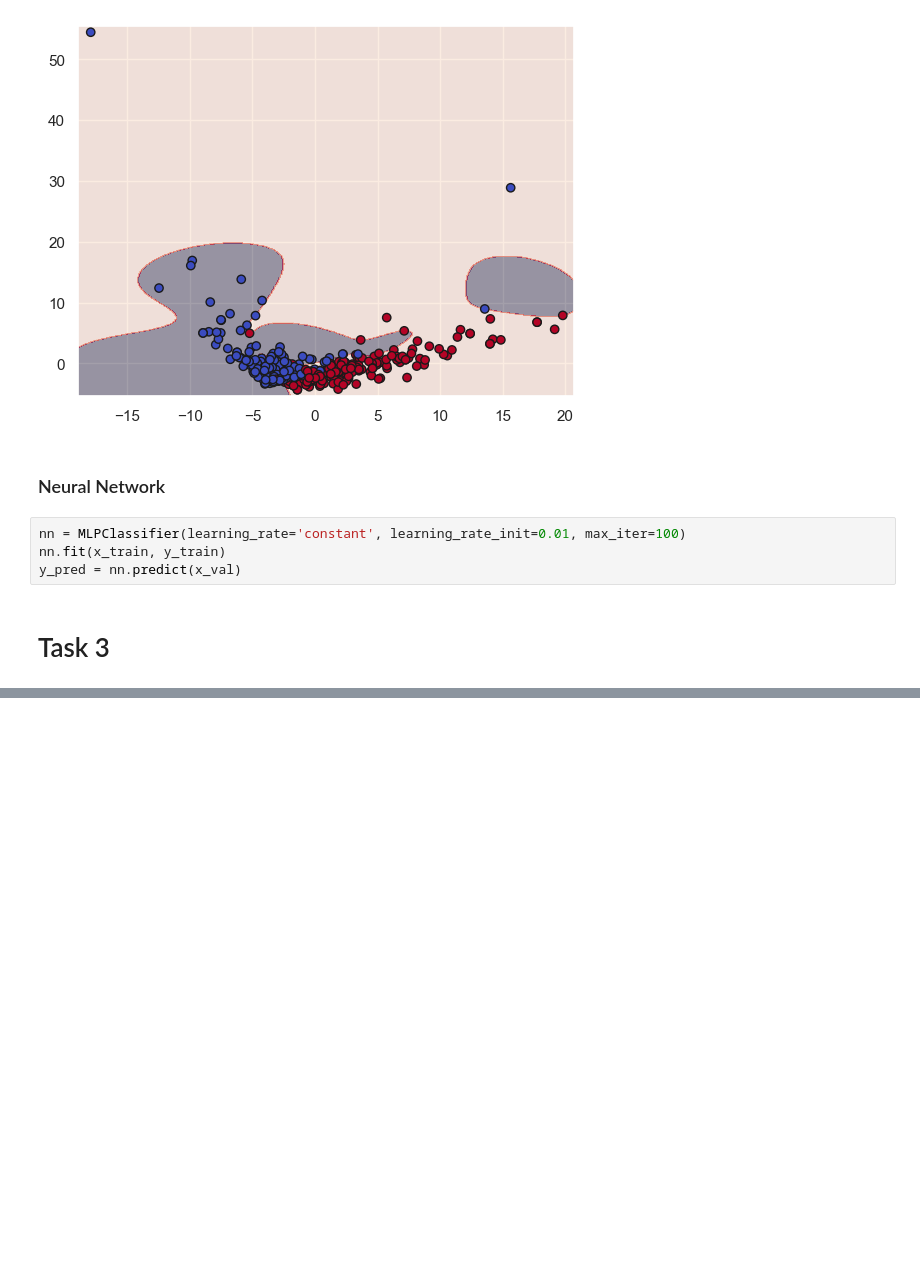
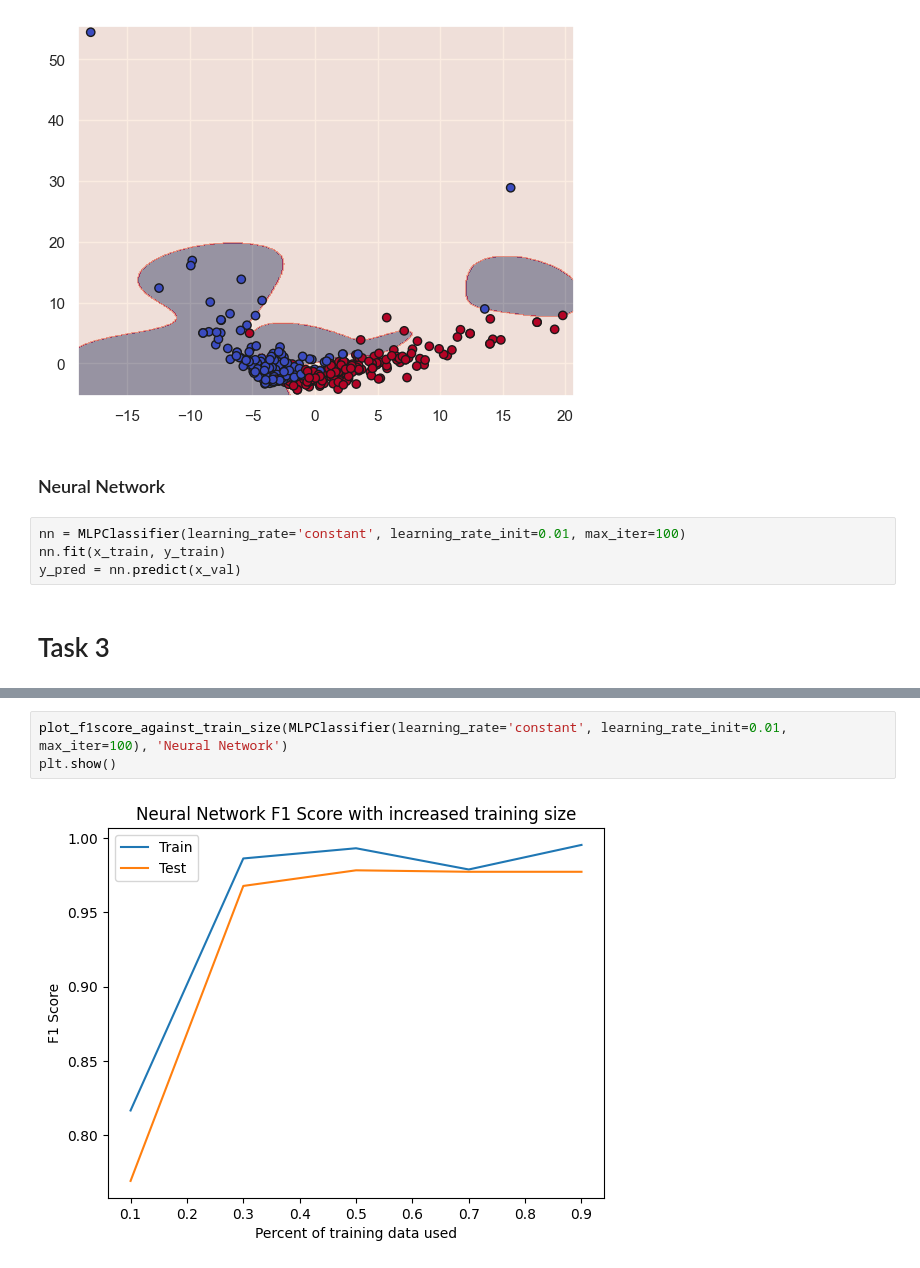
Before and after one commit to csprono/CS361-A3, a Jupyter notebook: task4.ipynb, the cells around one changed output, grey strips where cells are left out. Cells and saved outputs as stored; diff of their text form; blank space fills up the shorter version.

```diff
--- a/task4.ipynb
+++ b/task4.ipynb
@@ -252,0 +256,5 @@ plot_f1score_against_train_size(SVC(kernel='rbf', C=float(10**10)), 'Hard margin
+# %%
+plot_f1score_against_train_size(MLPClassifier(learning_rate='constant', learning_rate_init=0.01, max_iter=100), 'Neural Network')
+plt.show()
+# %% [output]
+[figure, added]
```
Also changed, not shown: parts of 5 cells of this notebook.
